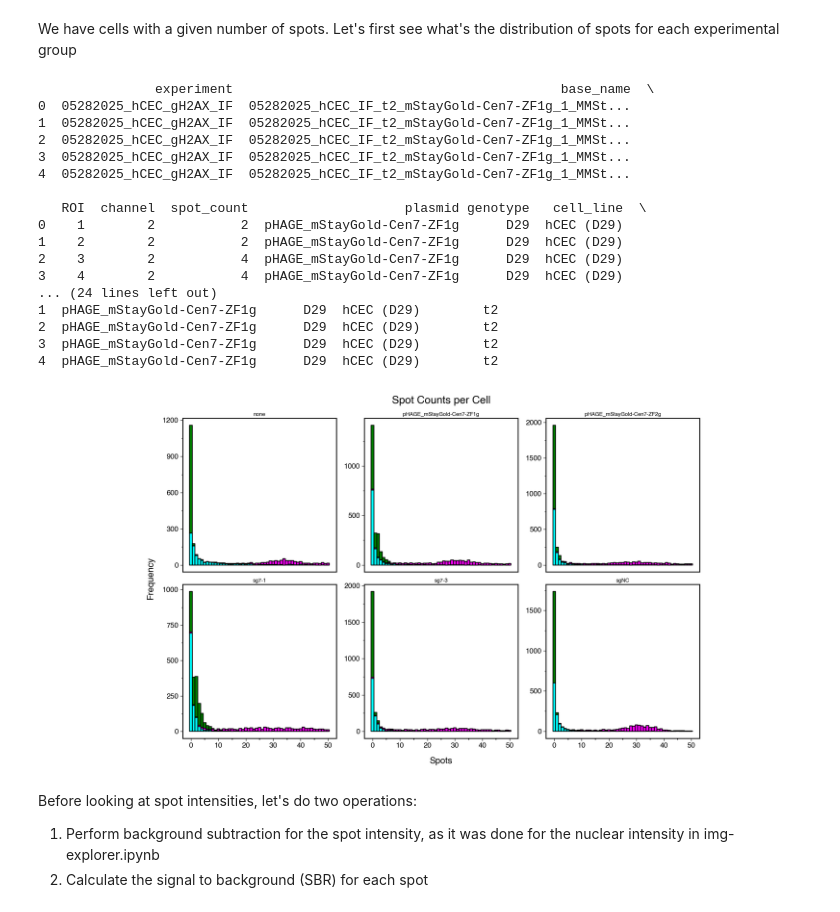
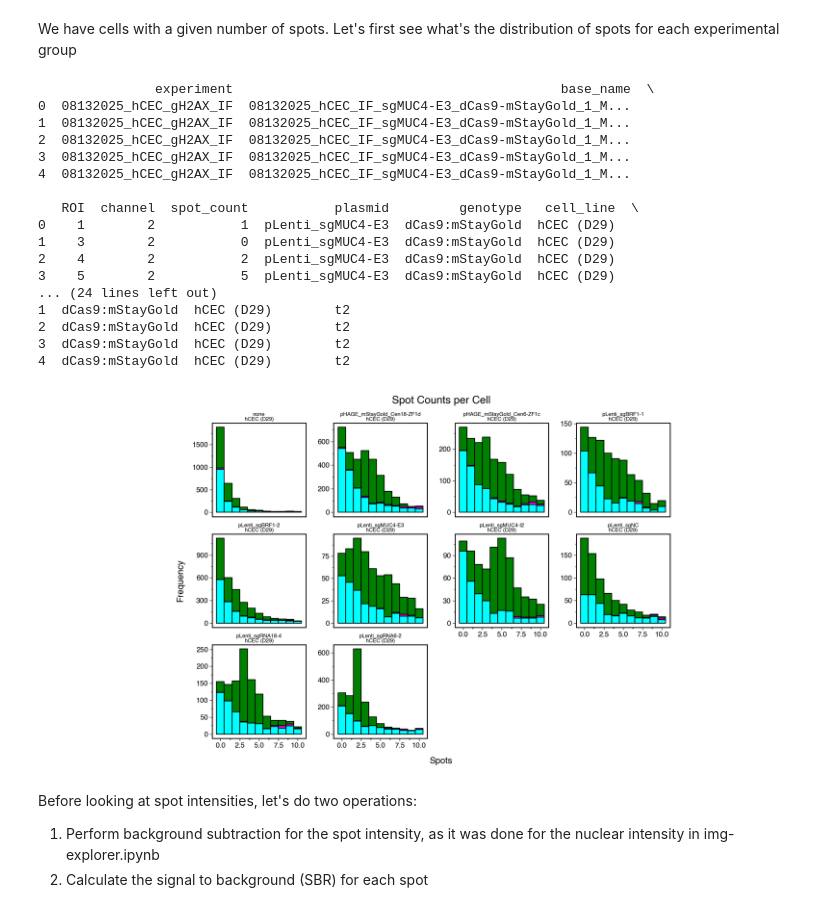
Before and after one commit to timotheelionnet/python_image-analysis, a Jupyter notebook: notebooks/spot-filtrr.ipynb, the cells around one changed output. Saved outputs shown, nothing was run; the diff lists cells and outputs as text; code cells hidden in the pictures.

```diff
--- a/notebooks/spot-filtrr.ipynb
+++ b/notebooks/spot-filtrr.ipynb
@@ -30,7 +30,7 @@ logging.basicConfig(level=logging.INFO, format='%(asctime)s - %(levelname)s - %(
 repo_directory = "/Users/nestor/Documents/NYU-ISG/python_image-analysis" # analysis code directory
 
 # List the experiments to read data for
-experiment_list = ["05282025_hCEC_gH2AX_IF"]
+experiment_list = ["08132025_hCEC_gH2AX_IF"]
 #experiment_list = ["02112025_Cen-ZF_select_HCT116_session1", "02132025_Cen-ZF_select_HCT116_session2"]
 # %% [markdown]
 We have cells with a given number of spots. Let's first see what's the distribution of spots for each experimental group
@@ -113,22 +113,22 @@ print(raw_spot_counts.head())
 print(raw_spot_metrics.head())
 # %% [output]
                experiment                                          base_name  \
-0  05282025_hCEC_gH2AX_IF  05282025_hCEC_IF_t2_mStayGold-Cen7-ZF1g_1_MMSt...
-1  05282025_hCEC_gH2AX_IF  05282025_hCEC_IF_t2_mStayGold-Cen7-ZF1g_1_MMSt...
-2  05282025_hCEC_gH2AX_IF  05282025_hCEC_IF_t2_mStayGold-Cen7-ZF1g_1_MMSt...
-3  05282025_hCEC_gH2AX_IF  05282025_hCEC_IF_t2_mStayGold-Cen7-ZF1g_1_MMSt...
-4  05282025_hCEC_gH2AX_IF  05282025_hCEC_IF_t2_mStayGold-Cen7-ZF1g_1_MMSt...
+0  08132025_hCEC_gH2AX_IF  08132025_hCEC_IF_sgMUC4-E3_dCas9-mStayGold_1_M...
+1  08132025_hCEC_gH2AX_IF  08132025_hCEC_IF_sgMUC4-E3_dCas9-mStayGold_1_M...
+2  08132025_hCEC_gH2AX_IF  08132025_hCEC_IF_sgMUC4-E3_dCas9-mStayGold_1_M...
+3  08132025_hCEC_gH2AX_IF  08132025_hCEC_IF_sgMUC4-E3_dCas9-mStayGold_1_M...
+4  08132025_hCEC_gH2AX_IF  08132025_hCEC_IF_sgMUC4-E3_dCas9-mStayGold_1_M...
 
-   ROI  channel  spot_count                    plasmid genotype   cell_line  \
-0    1        2           2  pHAGE_mStayGold-Cen7-ZF1g      D29  hCEC (D29)
-1    2        2           2  pHAGE_mStayGold-Cen7-ZF1g      D29  hCEC (D29)
-2    3        2           4  pHAGE_mStayGold-Cen7-ZF1g      D29  hCEC (D29)
-3    4        2           4  pHAGE_mStayGold-Cen7-ZF1g      D29  hCEC (D29)
+   ROI  channel  spot_count           plasmid         genotype   cell_line  \
+0    1        2           1  pLenti_sgMUC4-E3  dCas9:mStayGold  hCEC (D29)
+1    3        2           0  pLenti_sgMUC4-E3  dCas9:mStayGold  hCEC (D29)
+2    4        2           2  pLenti_sgMUC4-E3  dCas9:mStayGold  hCEC (D29)
+3    5        2           5  pLenti_sgMUC4-E3  dCas9:mStayGold  hCEC (D29)
 ... (24 lines left out)
-1  pHAGE_mStayGold-Cen7-ZF1g      D29  hCEC (D29)        t2
-2  pHAGE_mStayGold-Cen7-ZF1g      D29  hCEC (D29)        t2
-3  pHAGE_mStayGold-Cen7-ZF1g      D29  hCEC (D29)        t2
-4  pHAGE_mStayGold-Cen7-ZF1g      D29  hCEC (D29)        t2
+1  dCas9:mStayGold  hCEC (D29)        t2
+2  dCas9:mStayGold  hCEC (D29)        t2
+3  dCas9:mStayGold  hCEC (D29)        t2
+4  dCas9:mStayGold  hCEC (D29)        t2
 # %%
 # Plot the number of spots found for all ROIs in all images,
 # separated by experimental group and channel
@@ -144,7 +144,7 @@ channel_colors = {1: 'blue', 2: 'green', 3: 'magenta', 4: 'cyan'}
 
 # Determine the largest number of spots to set the X axis of the plot
 #max_spot_count = spot_df['spot_count'].max()
-max_spot_count = 50
+max_spot_count = 10
 
 #my_spots = spot_counts[spot_counts['channel'].isin([2,3])]
 my_spots = raw_spot_counts[(raw_spot_counts['experiment'] == experiment_list[0]) &
@@ -154,35 +154,35 @@ my_spots = raw_spot_counts[(raw_spot_counts['experiment'] == experiment_list[0])
 spot_histogram_raw = (
     p9.ggplot(my_spots,
               p9.aes(x = 'spot_count',
                      fill = 'factor(channel)')) +  # Set the data and x-axis aesthetic
     p9.geom_histogram(binwidth = 1, color = 'black') +  # Overlaid histograms
     p9.labs(title = 'Spot Counts per Cell',
             x = 'Spots', y = 'Frequency', fill = 'Channel') +  # Add labels
     #p9.facet_wrap(' ~ channel + group', scales = "free_y", nrow = 2) +
-    p9.facet_wrap(' ~ plasmid', scales = 'free_y') +
+    p9.facet_wrap(' ~ plasmid + cell_line', scales = 'free_y') +
     p9.scale_fill_manual(values = channel_colors) +  # Apply the custom channel colors
     #p9.scale_x_discrete(limits = [0, max_spot_count], breaks = [0, 8, by = 2]) +
     p9.theme_bw() +  # Apply theme
     p9.theme(figure_size = (12, 6),
              subplots_adjust = {'wspace': 0.2},  # Adjust space between plots
              aspect_ratio = 1,
              panel_grid = p9.element_blank(),
              panel_border = p9.element_rect(color='black', linewidth=1),
              axis_ticks = p9.element_line(color='black', linewidth=0.5),
              plot_title = p9.element_text(size=12, color='black', face='bold'),
              axis_text = p9.element_text(size=8, color='black'),
              axis_title = p9.element_text(size=10, color='black', face='bold'),
              legend_text = p9.element_text(size=8, color='black'),
              legend_title = p9.element_text(size=10, color='black', face='bold'),
              legend_position = 'none',
              strip_background = p9.element_blank(),
              strip_text = p9.element_text(size=6, color='black'))
 )
 
 # Display the plot
 spot_histogram_raw
 # %% [output]
-[figure, old version]
+[figure, new version]
 # %% [markdown]
 Before looking at spot intensities, let's do two operations:
 1. Perform background subtraction for the spot intensity, as it was done for the nuclear intensity in img-explorer.ipynb
```
Also changed, not shown: parts of 5 cells of this notebook, 6 other files.
